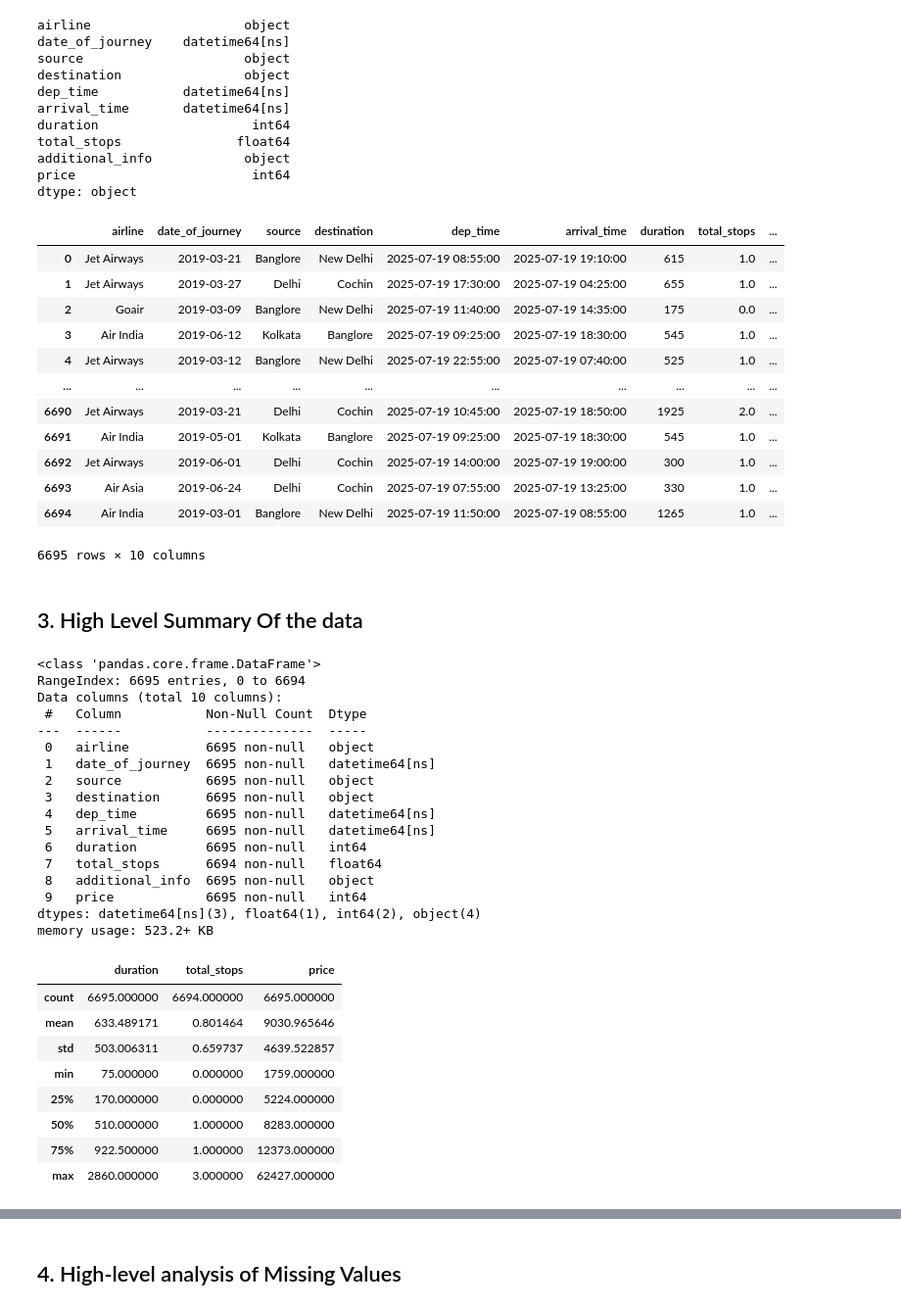
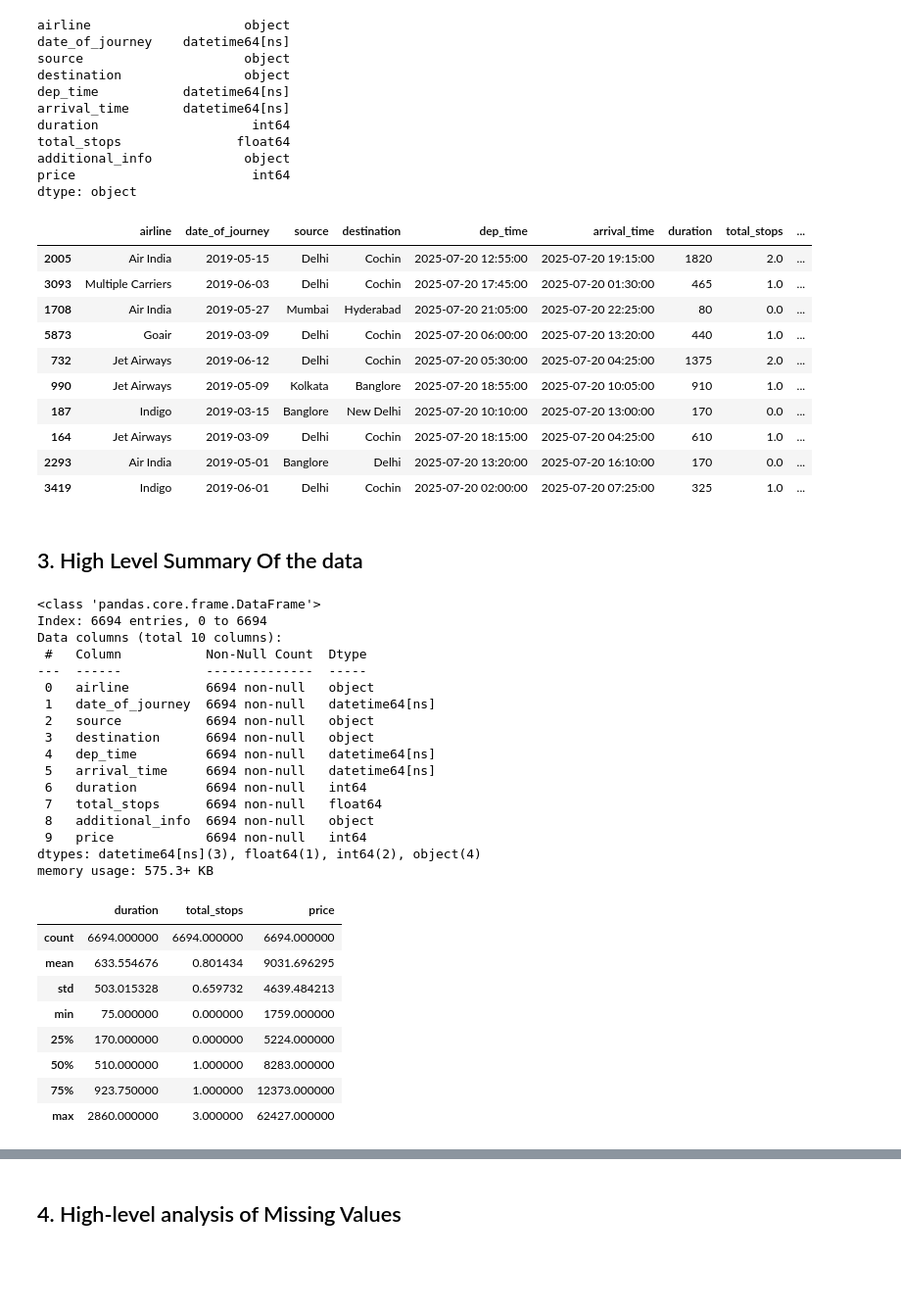
Before and after one commit to pm6327/Flight-Prediction, a Jupyter notebook: Notebooks/EDA.ipynb, the cells around one changed output, grey strips where cells are left out. Shown at 98% size. Drawn from its saved outputs; the diff is of its cells as text; code cells hidden in the pictures; blank space fills up the shorter version.

```diff
--- a/Notebooks/EDA.ipynb
+++ b/Notebooks/EDA.ipynb
@@ -78,54 +78,53 @@ additional_info            object
 price                       int64
 dtype: object
 # %%
-train
+train = train[train['airline'].str.lower() != 'trujet']
+train.sample(10)
 # %% [output]
 |  | airline | date_of_journey | source | destination | dep_time | arrival_time | duration | total_stops | ... |
-| 0 | Jet Airways | 2019-03-21 | Banglore | New Delhi | 2025-07-19 08:55:00 | 2025-07-19 19:10:00 | 615 | 1.0 | ... |
-| 1 | Jet Airways | 2019-03-27 | Delhi | Cochin | 2025-07-19 17:30:00 | 2025-07-19 04:25:00 | 655 | 1.0 | ... |
-| 2 | Goair | 2019-03-09 | Banglore | New Delhi | 2025-07-19 11:40:00 | 2025-07-19 14:35:00 | 175 | 0.0 | ... |
-| 3 | Air India | 2019-06-12 | Kolkata | Banglore | 2025-07-19 09:25:00 | 2025-07-19 18:30:00 | 545 | 1.0 | ... |
-| 4 | Jet Airways | 2019-03-12 | Banglore | New Delhi | 2025-07-19 22:55:00 | 2025-07-19 07:40:00 | 525 | 1.0 | ... |
-| ... | ... | ... | ... | ... | ... | ... | ... | ... | ... |
-| 6690 | Jet Airways | 2019-03-21 | Delhi | Cochin | 2025-07-19 10:45:00 | 2025-07-19 18:50:00 | 1925 | 2.0 | ... |
-| 6691 | Air India | 2019-05-01 | Kolkata | Banglore | 2025-07-19 09:25:00 | 2025-07-19 18:30:00 | 545 | 1.0 | ... |
-| 6692 | Jet Airways | 2019-06-01 | Delhi | Cochin | 2025-07-19 14:00:00 | 2025-07-19 19:00:00 | 300 | 1.0 | ... |
-| 6693 | Air Asia | 2019-06-24 | Delhi | Cochin | 2025-07-19 07:55:00 | 2025-07-19 13:25:00 | 330 | 1.0 | ... |
-| 6694 | Air India | 2019-03-01 | Banglore | New Delhi | 2025-07-19 11:50:00 | 2025-07-19 08:55:00 | 1265 | 1.0 | ... |
+| 2005 | Air India | 2019-05-15 | Delhi | Cochin | 2025-07-20 12:55:00 | 2025-07-20 19:15:00 | 1820 | 2.0 | ... |
+| 3093 | Multiple Carriers | 2019-06-03 | Delhi | Cochin | 2025-07-20 17:45:00 | 2025-07-20 01:30:00 | 465 | 1.0 | ... |
+| 1708 | Air India | 2019-05-27 | Mumbai | Hyderabad | 2025-07-20 21:05:00 | 2025-07-20 22:25:00 | 80 | 0.0 | ... |
+| 5873 | Goair | 2019-03-09 | Delhi | Cochin | 2025-07-20 06:00:00 | 2025-07-20 13:20:00 | 440 | 1.0 | ... |
+| 732 | Jet Airways | 2019-06-12 | Delhi | Cochin | 2025-07-20 05:30:00 | 2025-07-20 04:25:00 | 1375 | 2.0 | ... |
+| 990 | Jet Airways | 2019-05-09 | Kolkata | Banglore | 2025-07-20 18:55:00 | 2025-07-20 10:05:00 | 910 | 1.0 | ... |
+| 187 | Indigo | 2019-03-15 | Banglore | New Delhi | 2025-07-20 10:10:00 | 2025-07-20 13:00:00 | 170 | 0.0 | ... |
+| 164 | Jet Airways | 2019-03-09 | Delhi | Cochin | 2025-07-20 18:15:00 | 2025-07-20 04:25:00 | 610 | 1.0 | ... |
+| 2293 | Air India | 2019-05-01 | Banglore | Delhi | 2025-07-20 13:20:00 | 2025-07-20 16:10:00 | 170 | 0.0 | ... |
+| 3419 | Indigo | 2019-06-01 | Delhi | Cochin | 2025-07-20 02:00:00 | 2025-07-20 07:25:00 | 325 | 1.0 | ... |
-6695 rows × 10 columns
 # %% [markdown]
 ## 3. High Level Summary Of the data
 # %%
 train.info()
 # %% [output]
 <class 'pandas.core.frame.DataFrame'>
-RangeIndex: 6695 entries, 0 to 6694
+Index: 6694 entries, 0 to 6694
 Data columns (total 10 columns):
  #   Column           Non-Null Count  Dtype
 ---  ------           --------------  -----
- 0   airline          6695 non-null   object
- 1   date_of_journey  6695 non-null   datetime64[ns]
- 2   source           6695 non-null   object
- 3   destination      6695 non-null   object
- 4   dep_time         6695 non-null   datetime64[ns]
- 5   arrival_time     6695 non-null   datetime64[ns]
- 6   duration         6695 non-null   int64
+ 0   airline          6694 non-null   object
+ 1   date_of_journey  6694 non-null   datetime64[ns]
+ 2   source           6694 non-null   object
+ 3   destination      6694 non-null   object
+ 4   dep_time         6694 non-null   datetime64[ns]
+ 5   arrival_time     6694 non-null   datetime64[ns]
+ 6   duration         6694 non-null   int64
  7   total_stops      6694 non-null   float64
- 8   additional_info  6695 non-null   object
- 9   price            6695 non-null   int64
+ 8   additional_info  6694 non-null   object
+ 9   price            6694 non-null   int64
 dtypes: datetime64[ns](3), float64(1), int64(2), object(4)
-memory usage: 523.2+ KB
+memory usage: 575.3+ KB
 # %%
 train.describe(include='number')
 # %% [output]
 |  | duration | total_stops | price |
-| count | 6695.000000 | 6694.000000 | 6695.000000 |
-| mean | 633.489171 | 0.801464 | 9030.965646 |
-| std | 503.006311 | 0.659737 | 4639.522857 |
+| count | 6694.000000 | 6694.000000 | 6694.000000 |
+| mean | 633.554676 | 0.801434 | 9031.696295 |
+| std | 503.015328 | 0.659732 | 4639.484213 |
 | min | 75.000000 | 0.000000 | 1759.000000 |
 | 25% | 170.000000 | 0.000000 | 5224.000000 |
 | 50% | 510.000000 | 1.000000 | 8283.000000 |
-| 75% | 922.500000 | 1.000000 | 12373.000000 |
+| 75% | 923.750000 | 1.000000 | 12373.000000 |
 | max | 2860.000000 | 3.000000 | 62427.000000 |
 # %%
 (
```
Also changed, not shown: parts of 20 cells of this notebook.
